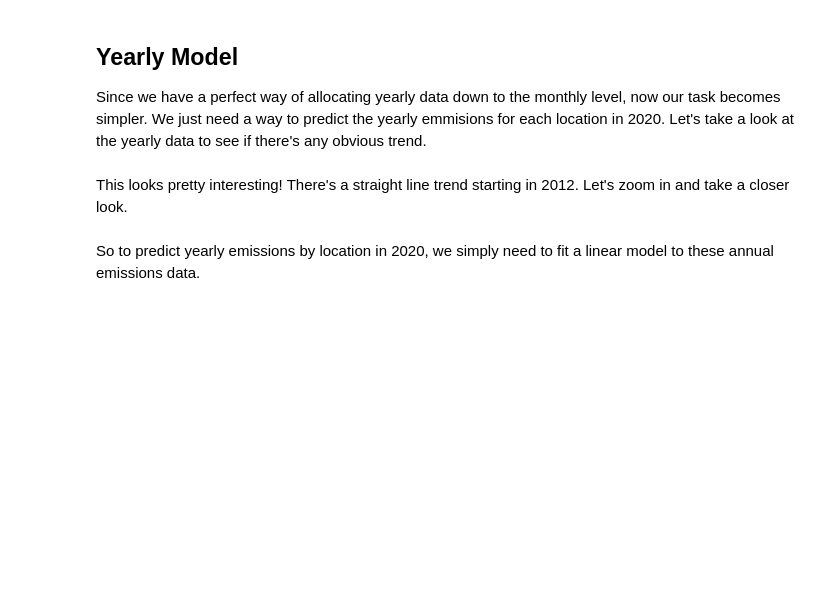
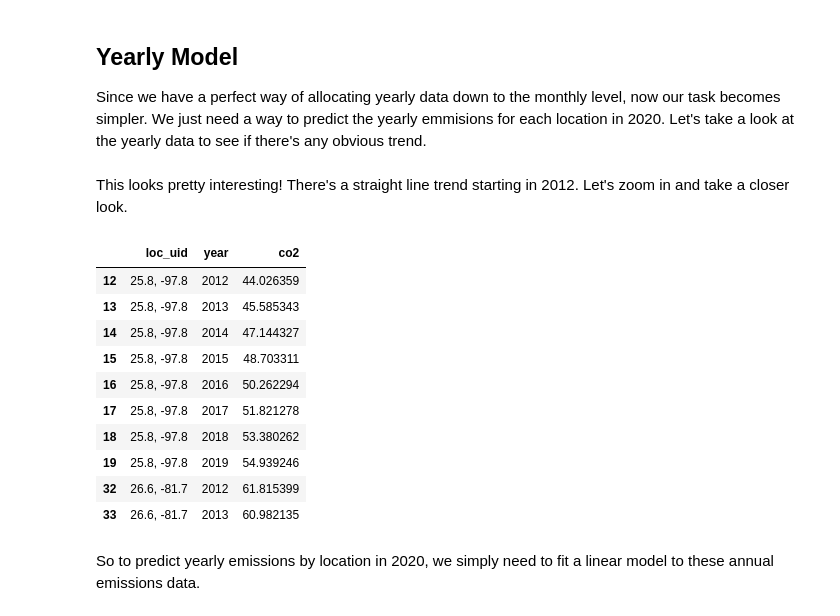
Before and after one commit to alexlach/spe-carbon-challenge, a Jupyter notebook: analysis.ipynb, the cells around one changed output. Drawn from its saved outputs; the diff is of its cells as text; code cells hidden in the pictures; blank space fills up the shorter version.

```diff
--- a/analysis.ipynb
+++ b/analysis.ipynb
@@ -103,6 +103,20 @@ This looks pretty interesting! There's a straight line trend starting in 2012. L
 annual_totals = annual_totals[annual_totals["year"] >= 2012]
 fig = px.line(annual_totals, x="year", y="co2", color="loc_uid", title="Annual Emissions by Location, Data Since 2012", width=800)
 fig.show()
+# %%
+annual_totals.head(10)
+# %% [output]
+|  | loc_uid | year | co2 |
+| 12 | 25.8, -97.8 | 2012 | 44.026359 |
+| 13 | 25.8, -97.8 | 2013 | 45.585343 |
+| 14 | 25.8, -97.8 | 2014 | 47.144327 |
+| 15 | 25.8, -97.8 | 2015 | 48.703311 |
+| 16 | 25.8, -97.8 | 2016 | 50.262294 |
+| 17 | 25.8, -97.8 | 2017 | 51.821278 |
+| 18 | 25.8, -97.8 | 2018 | 53.380262 |
+| 19 | 25.8, -97.8 | 2019 | 54.939246 |
+| 32 | 26.6, -81.7 | 2012 | 61.815399 |
+| 33 | 26.6, -81.7 | 2013 | 60.982135 |
 # %% [markdown]
 So to predict yearly emissions by location in 2020, we simply need to fit a linear model to these annual emissions data.
 # %% [markdown]
```
Also changed, not shown: parts of 10 cells of this notebook, 2 other files.
